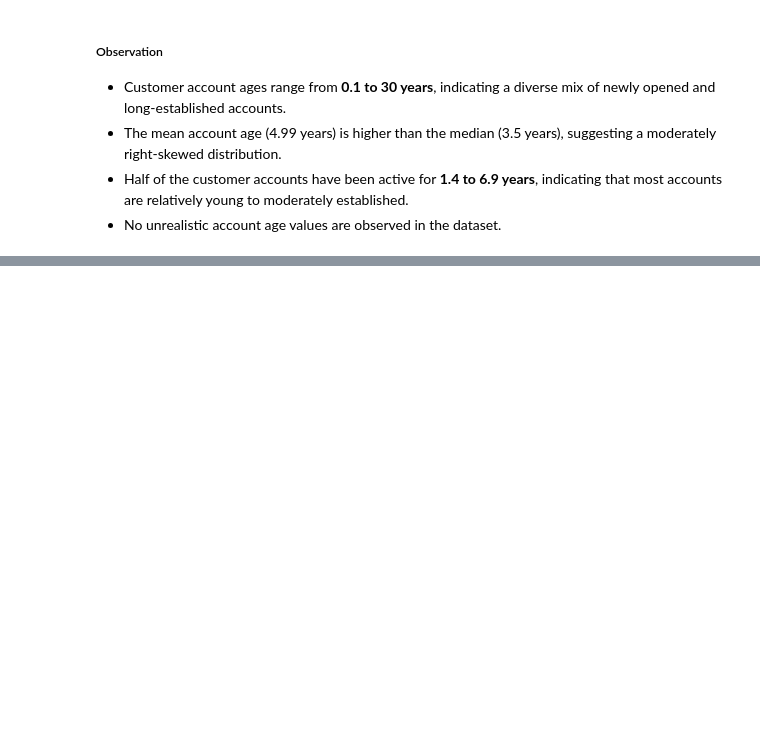
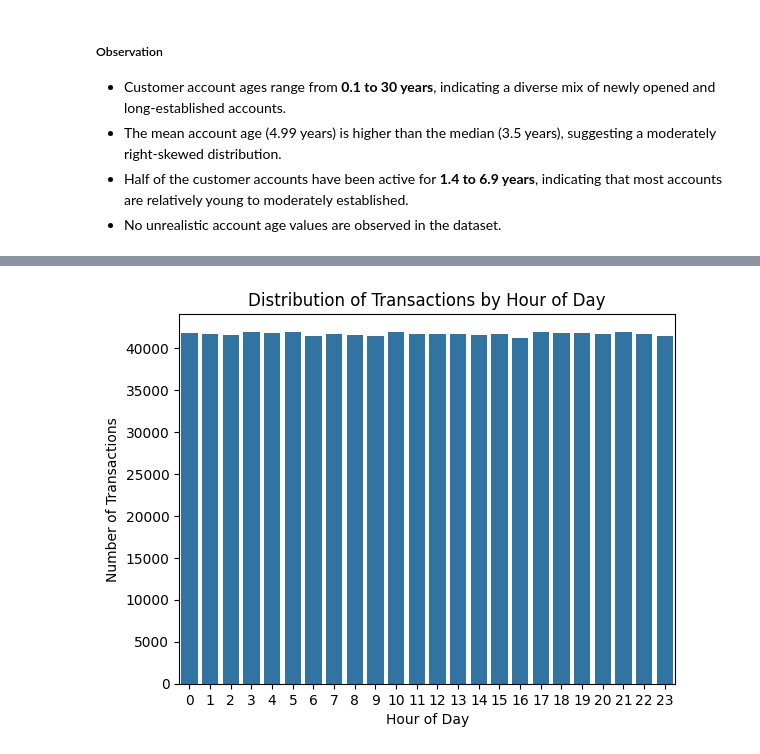
Before and after one commit to abhi-saurav-saroya/bank-fraud-eda, a Jupyter notebook: notebooks/02_exploratory_data_analysis.ipynb, the cells around one changed output, grey strips where cells are left out. Cells and saved outputs as stored; diff of their text form; code cells hidden in the pictures; blank space fills up the shorter version.

Commit message:
feat: analyze transaction hours distribution

```diff
--- a/notebooks/02_exploratory_data_analysis.ipynb
+++ b/notebooks/02_exploratory_data_analysis.ipynb
@@ -471,0 +528,14 @@ plt.show()
+# %%
+sns.countplot(
+    data = df,
+    x = "hour_of_day",
+    order = sorted(df["hour_of_day"].unique())
+)
+
+plt.title("Distribution of Transactions by Hour of Day")
+plt.xlabel("Hour of Day")
+plt.ylabel("Number of Transactions")
+
+plt.show()
+# %% [output]
+[figure, added]
```
Also changed, not shown: parts of 7 cells of this notebook.
